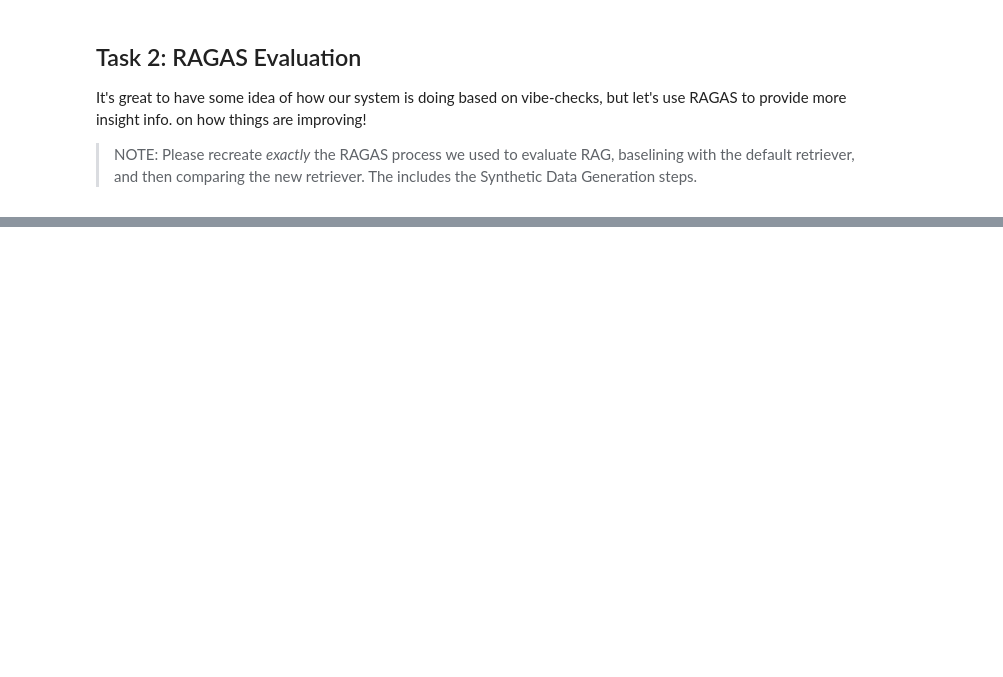
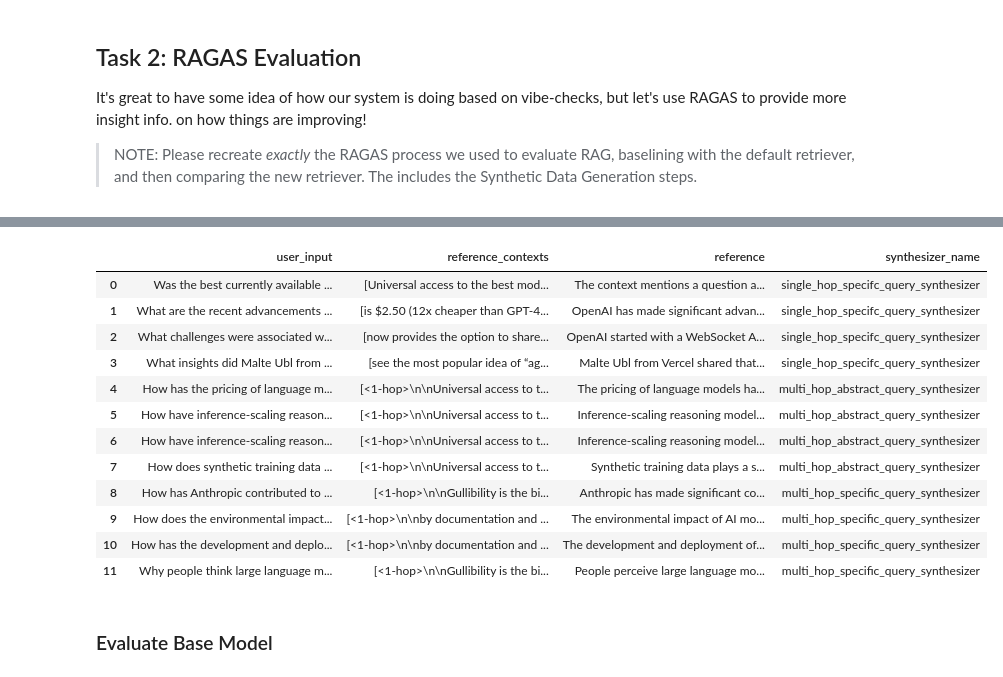
Before and after one commit to rsr2425/AIE5, a Jupyter notebook: 09_Finetuning_Embeddings/Fine_tuning_Embedding_Models_for_RAG_Solution_Notebook.ipynb, the cells around one changed output, grey strips where cells are left out. Drawn from its saved outputs; the diff is of its cells as text; code cells hidden in the pictures; blank space fills up the shorter version.

```diff
--- a/09_Finetuning_Embeddings/Fine_tuning_Embedding_Models_for_RAG_Solution_Notebook.ipynb
+++ b/09_Finetuning_Embeddings/Fine_tuning_Embedding_Models_for_RAG_Solution_Notebook.ipynb
@@ -688,0 +706,30 @@ It's great to have some idea of how our system is doing based on vibe-checks, bu
+# %%
+from ragas.llms import LangchainLLMWrapper
+from ragas.embeddings import LangchainEmbeddingsWrapper
+from langchain_openai import ChatOpenAI
+from langchain_openai import OpenAIEmbeddings
+generator_llm = LangchainLLMWrapper(ChatOpenAI(model="gpt-4o"))
+generator_embeddings = LangchainEmbeddingsWrapper(OpenAIEmbeddings())
+# %%
+from ragas.testset import TestsetGenerator
+
+generator = TestsetGenerator(llm=generator_llm, embedding_model=generator_embeddings)
+dataset = generator.generate_with_langchain_docs(docs, testset_size=10)
+# %%
+dataset.to_pandas()
+# %% [output]
+|  | user_input | reference_contexts | reference | synthesizer_name |
+| 0 | Was the best currently available ... | [Universal access to the best mod... | The context mentions a question a... | single_hop_specifc_query_synthesizer |
+| 1 | What are the recent advancements ... | [is $2.50 (12x cheaper than GPT-4... | OpenAI has made significant advan... | single_hop_specifc_query_synthesizer |
+| 2 | What challenges were associated w... | [now provides the option to share... | OpenAI started with a WebSocket A... | single_hop_specifc_query_synthesizer |
+| 3 | What insights did Malte Ubl from ... | [see the most popular idea of “ag... | Malte Ubl from Vercel shared that... | single_hop_specifc_query_synthesizer |
+| 4 | How has the pricing of language m... | [<1-hop>\n\nUniversal access to t... | The pricing of language models ha... | multi_hop_abstract_query_synthesizer |
+| 5 | How have inference-scaling reason... | [<1-hop>\n\nUniversal access to t... | Inference-scaling reasoning model... | multi_hop_abstract_query_synthesizer |
+| 6 | How have inference-scaling reason... | [<1-hop>\n\nUniversal access to t... | Inference-scaling reasoning model... | multi_hop_abstract_query_synthesizer |
+| 7 | How does synthetic training data ... | [<1-hop>\n\nUniversal access to t... | Synthetic training data plays a s... | multi_hop_abstract_query_synthesizer |
+| 8 | How has Anthropic contributed to ... | [<1-hop>\n\nGullibility is the bi... | Anthropic has made significant co... | multi_hop_specific_query_synthesizer |
+| 9 | How does the environmental impact... | [<1-hop>\n\nby documentation and ... | The environmental impact of AI mo... | multi_hop_specific_query_synthesizer |
+| 10 | How has the development and deplo... | [<1-hop>\n\nby documentation and ... | The development and deployment of... | multi_hop_specific_query_synthesizer |
+| 11 | Why people think large language m... | [<1-hop>\n\nGullibility is the bi... | People perceive large language mo... | multi_hop_specific_query_synthesizer |
+# %% [markdown]
+### Evaluate Base Model
```
Also changed, not shown: parts of 42 cells of this notebook.
